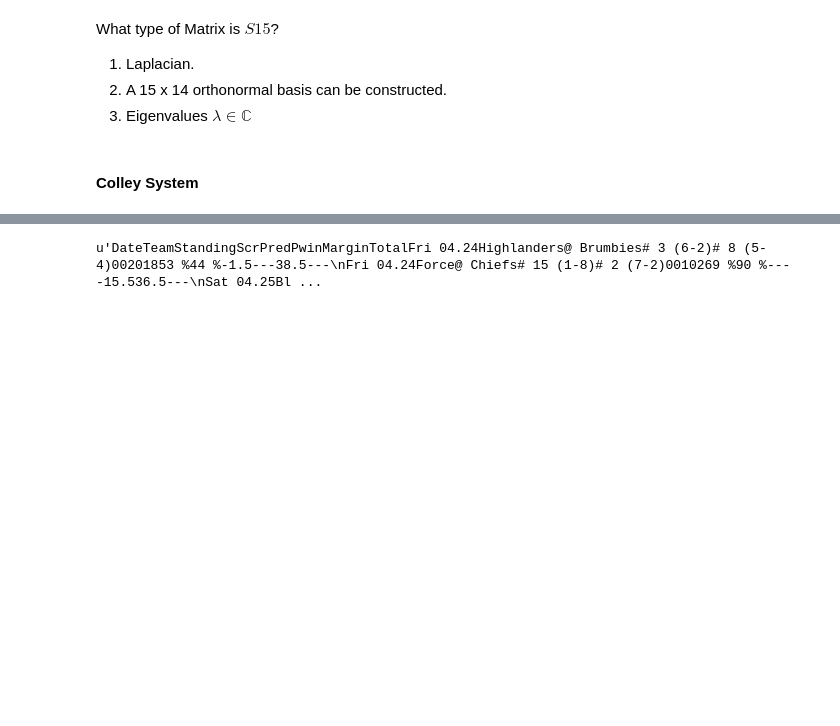
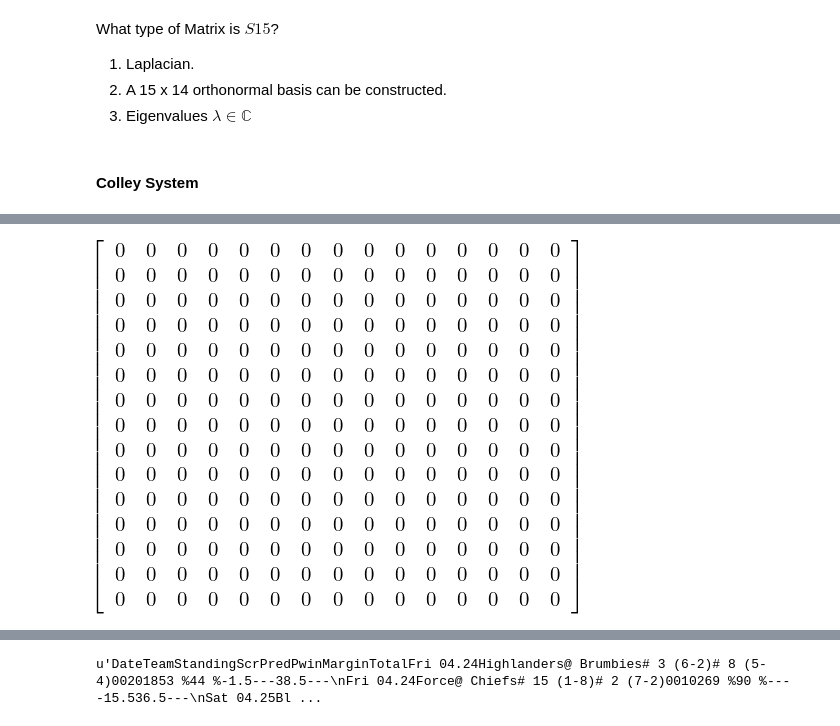
Before and after one commit to hillbs/Differential-Equations-and-Linear-Algebra, a Jupyter notebook: D003x.2 Unit 4.ipynb, the cells around one changed output, grey strips where cells are left out. Cells and saved outputs as stored; diff of their text form; code cells hidden in the pictures; blank space fills up the shorter version.

```diff
--- a/D003x.2 Unit 4.ipynb
+++ b/D003x.2 Unit 4.ipynb
@@ -337,3 +337,7 @@ Matrix(S15_Colley),Matrix(Results_C)
+# %%
+S15_Colley.T-S15_Colley
+# %% [output]
+[figure, added]
 # %%
 la.lstsq(S15_Colley,Results_C)
 S15_rank_Colley = Matrix([S15_names.T,la.lstsq(S15_Colley,Results_C)[0]])
```
Also changed, not shown: parts of 11 cells of this notebook.
